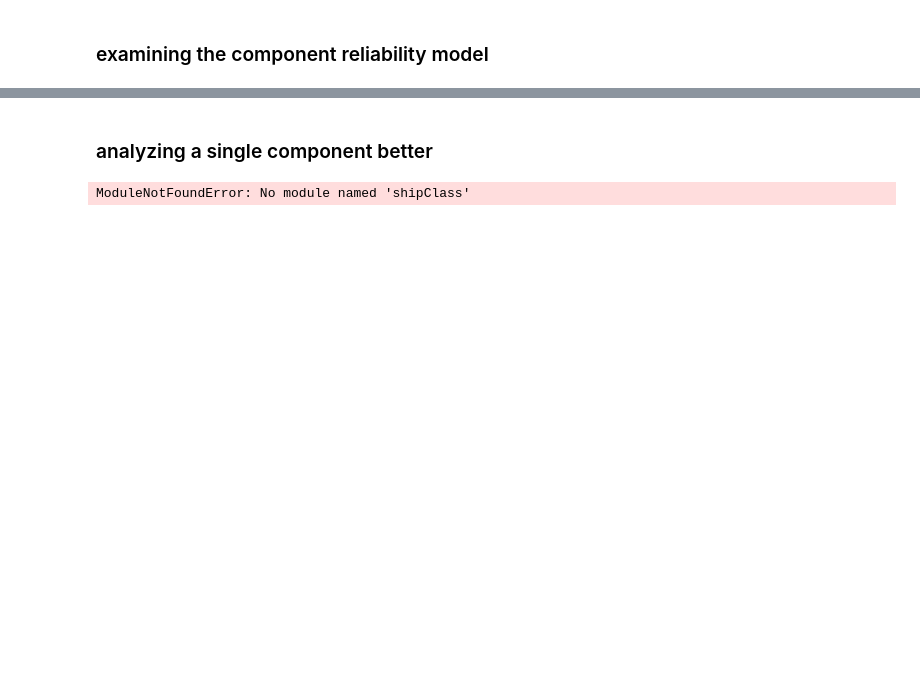
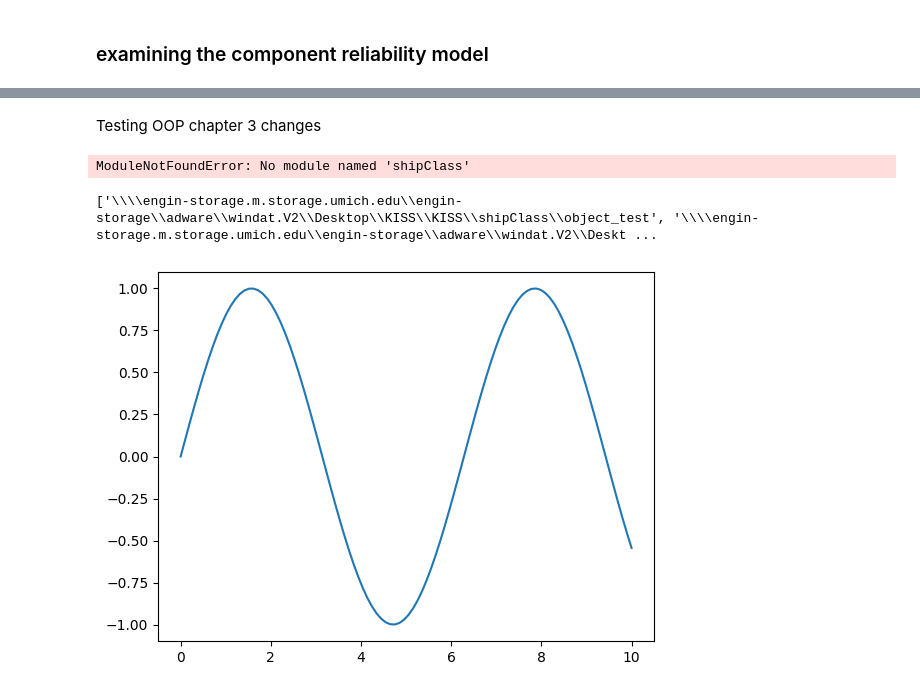
Before and after one commit to andreyaW/KISS, a Jupyter notebook: shipClass/object_test/comp_tests.ipynb, the cells around one changed output, grey strips where cells are left out. Cells and saved outputs as stored; diff of their text form; code cells hidden in the pictures; blank space fills up the shorter version.

```diff
--- a/shipClass/object_test/comp_tests.ipynb
+++ b/shipClass/object_test/comp_tests.ipynb
@@ -71,5 +53,5 @@ Broken
-# %% [markdown]
-### analyzing a single component better
+# %% [markdown]
+Testing OOP chapter 3 changes
 # %%
 from shipClass.Component import Component as comp
 
@@ -78,2 +59,23 @@ c1.simulate(1000)
 # %% [output]
 ModuleNotFoundError: No module named 'shipClass'
+# %%
+import sys
+
+# Add your desired path
+sys.path.append('\\engin-storage.m.storage.umich.edu\engin-storage\adware\windat.V2\Desktop\KISS\shipClass')
+
+# Verify the path has been added
+print(sys.path)
+# %% [output]
+['\\\\engin-storage.m.storage.umich.edu\\engin-storage\\adware\\windat.V2\\Desktop\\KISS\\KISS\\shipClass\\object_test', '\\\\engin-storage.m.storage.umich.edu\\engin-storage\\adware\\windat.V2\\Deskt ...
+# %%
+import matplotlib.pyplot as plt
+import numpy as np
+
+# plot a sine wave
+x = np.linspace(0, 10, 100)
+y = np.sin(x)
+plt.plot(x, y)
+plt.show()
+# %% [output]
+[figure, added]
```
Also changed, not shown: parts of 6 cells of this notebook, 6 other files.
